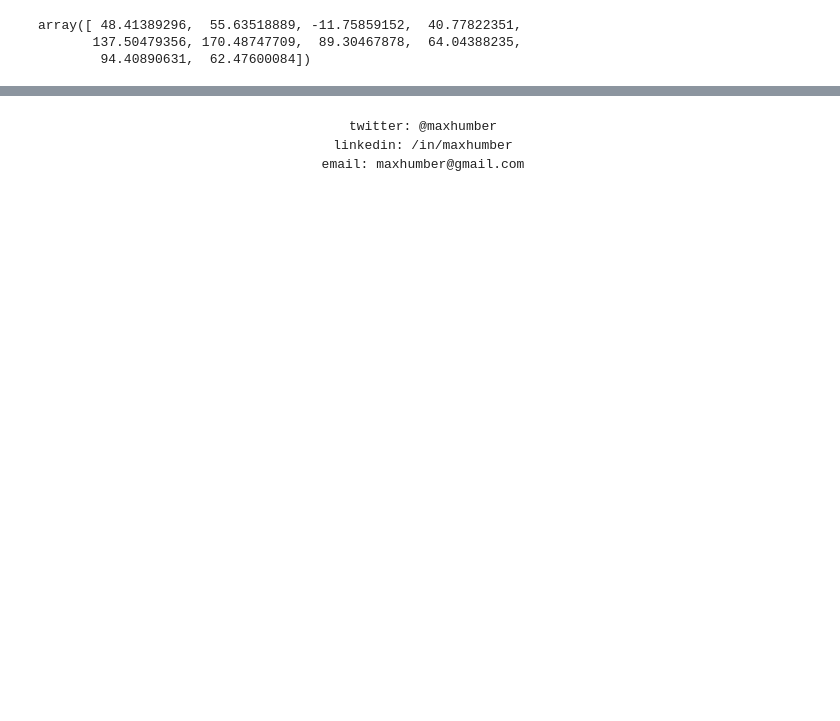
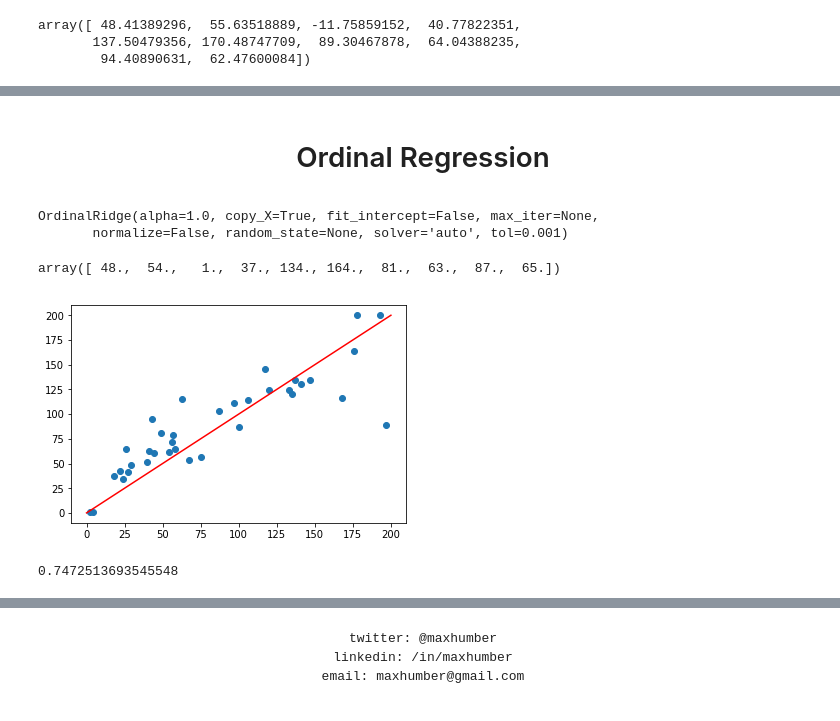
Before and after one commit to MaryLvV/regression, a Jupyter notebook: regression_gone_wrong.ipynb, the cells around one changed output, grey strips where cells are left out. Saved outputs shown, nothing was run; the diff lists cells and outputs as text; code cells hidden in the pictures; blank space fills up the shorter version.

Commit message:
ordinal done

```diff
--- a/regression_gone_wrong.ipynb
+++ b/regression_gone_wrong.ipynb
@@ -402,14 +434,25 @@ categories = [
 y = df['adp']
 X = df[['position'] + categories]
 # %%
-from sklearn.preprocessing import StandardScaler
-
-X_train, X_test, y_train, y_test = train_test_split(X, y, test_size=0.20, random_state=5)
-
-mapper = DataFrameMapper(
-    [(['position'], LabelBinarizer())],
-    default=StandardScaler()
-)
+X_train, X_test, y_train, y_test = train_test_split(
+    X, y, test_size=0.20, random_state=5)
+# %%
+from sklearn.preprocessing import StandardScaler
+
+mapper = DataFrameMapper([
+    (['position'], LabelBinarizer()),
+    (['goals'], StandardScaler()),
+    (['assists'], StandardScaler()),
+    (['plus_minus'], StandardScaler()),
+    (['powerplay_points'], StandardScaler()),
+    (['shots_on_goal'], StandardScaler()),
+    (['hits'], StandardScaler()),
+    (['blocks'], StandardScaler()),
+    (['wins'], StandardScaler()),
+    (['goals_against_average'], StandardScaler()),
+    (['saves'], StandardScaler()),
+    (['save_percentage'], StandardScaler()),
+    (['shutouts'], StandardScaler())])
 # %%
 Z_train = mapper.fit_transform(X_train)
 Z_test = mapper.transform(X_test)
@@ -510,0 +471,30 @@ df[['name', 'position', 'score', 'adp', 'my_rank', 'position_rank', 'arbitrage']
+# %% [markdown]
+<div align="center">
+    <h1>Ordinal Regression</h1>
+</div>
+# %%
+#!pip install mord
+from mord import OrdinalRidge
+
+model = OrdinalRidge(fit_intercept=False)
+# %%
+model.fit(Z_train, y_train)
+# %% [output]
+OrdinalRidge(alpha=1.0, copy_X=True, fit_intercept=False, max_iter=None,
+       normalize=False, random_state=None, solver='auto', tol=0.001)
+# %%
+model.predict(Z_test)[:10] + 1
+# %% [output]
+array([ 48.,  54.,   1.,  37., 134., 164.,  81.,  63.,  87.,  65.])
+# %%
+compare = pd.DataFrame({
+    'y': y_test, 'yhat': model.predict(Z_test) + 1})
+
+plt.scatter(compare.y, compare.yhat)
+plt.plot([0, 200], [0, 200], c='r');
+# %% [output]
+[figure, added]
+# %%
+r2_score(compare.y, compare.yhat)
+# %% [output]
+0.7472513693545548
```
Also changed, not shown: parts of 56 cells of this notebook, 5 other files.
